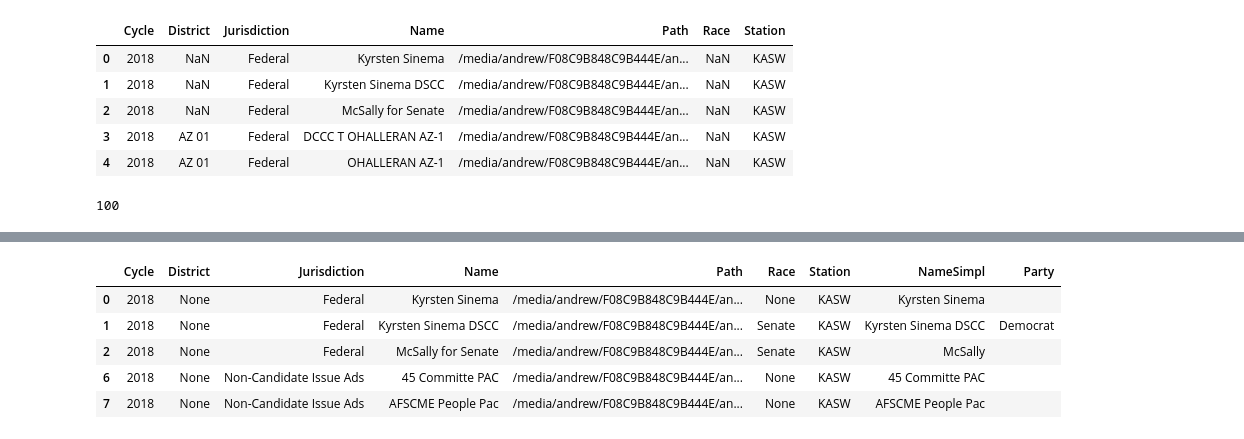
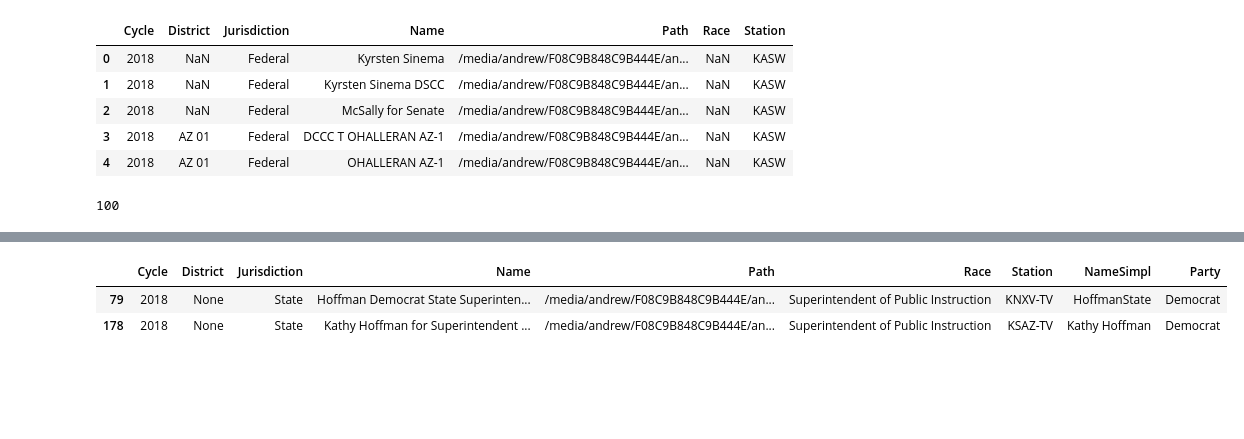
Before and after one commit to and-pulc/fccscraper, a Jupyter notebook: FCCBulkDownload.ipynb, the cells around one changed output, grey strips where cells are left out. Cells and saved outputs as stored; diff of their text form; code cells hidden in the pictures; blank space fills up the shorter version.

Commit message:
Add IEs with race/side

```diff
--- a/FCCBulkDownload.ipynb
+++ b/FCCBulkDownload.ipynb
@@ -316,8 +316,8 @@ p['NameSimpl'] = p['Name']
 p['Party'] = None
 
 # Transform words
-p['NameSimpl'] = p['NameSimpl'].str.replace('AZDP',' DEMOCRATIC PARTY ', case=False)
-p['NameSimpl'] = p['NameSimpl'].str.replace('AZRP',' REPUBLICAN PARTY ', case=False)
+p['NameSimpl'] = p['NameSimpl'].str.replace('AZDP',' DEMOCRAT ', case=False)
+p['NameSimpl'] = p['NameSimpl'].str.replace('AZRP',' REPUBLICAN', case=False)
 p['NameSimpl'] = p['NameSimpl'].str.replace('AZDEMS',' DEMOCRATIC PARTY ', case=False)
 p['NameSimpl'] = p['NameSimpl'].str.replace('AZ ','ARIZONA ', case=False)
 p['NameSimpl'] = p['NameSimpl'].str.replace(' AZ',' ARIZONA', case=False)
@@ -405,15 +405,23 @@ p.loc[p['NameSimpl'].str.contains('DAGA', case=False), 'Party'] = "Democrat"
 #SOS
 p.loc[p['NameSimpl'].str.contains('Secretary of State', case=False), 'Race'] = "Secretary of State"
 p['NameSimpl'] = p['NameSimpl'].str.replace('Secretary of State', '', case=False)
-
-#Mayor
+#Superintendent
+p.loc[p['NameSimpl'].str.contains('Superintendent', case=False), 'Race'] = "Superintendent of Public Instruction"
+p['NameSimpl'] = p['NameSimpl'].str.replace('Superintendent of Public Education', ' ', case=False)
+p['NameSimpl'] = p['NameSimpl'].str.replace('State Superintendent', '', case=False)
+p['NameSimpl'] = p['NameSimpl'].str.replace('Superintendent', '', case=False)
+# State Treasurer
+p.loc[p['NameSimpl'].str.contains('Treasurer', case=False), 'Race'] = "State Treasurer"
+p['NameSimpl'] = p['NameSimpl'].str.replace('State Treasurer', ' ', case=False)
+p['NameSimpl'] = p['NameSimpl'].str.replace('Treasurer', '', case=False)
+#Mayor#
 p.loc[p['NameSimpl'].str.contains('Mayor', case=False), 'Race'] = "Mayor"
 p['NameSimpl'] = p['NameSimpl'].str.replace('Mayor', '', case=False)
 
 # General vs Primary
-p.loc[(p['Name'].str.contains(' ATTORNEY ', case=False) == False) &
-      (p['Name'].str.contains(' GENERAL ', case=False)), 'NameSimpl'] = p['NameSimpl'].str.replace('GENERAL', '', case=False)
-p['NameSimpl'] = p['NameSimpl'].str.replace(' PRIMARY ','', case=False)
+p.loc[(p['Name'].str.contains('ATTORNEY', case=False) == False) &
+      (p['Name'].str.contains('GENERAL', case=False)), 'NameSimpl'] = p['NameSimpl'].str.replace('GENERAL', '', case=False)
+p['NameSimpl'] = p['NameSimpl'].str.replace('PRIMARY','', case=False)
 
 #All
 p['NameSimpl'] = p['NameSimpl'].str.replace('-',' ', case=False)
@@ -514,9 +486,6 @@ pz[((pz.Jurisdiction=='State') | (pz.Jurisdiction=="Federal")) & (pz.Cycle == '2
-# %%
-p[p['District'].isna()].head()
-# %% [output]
-|  | Cycle | District | Jurisdiction | Name | Path | Race | Station | NameSimpl | Party |
-| 0 | 2018 | None | Federal | Kyrsten Sinema | /media/andrew/F08C9B848C9B444E/an... | None | KASW | Kyrsten Sinema |  |
-| 1 | 2018 | None | Federal | Kyrsten Sinema DSCC | /media/andrew/F08C9B848C9B444E/an... | Senate | KASW | Kyrsten Sinema DSCC | Democrat |
-| 2 | 2018 | None | Federal | McSally for Senate | /media/andrew/F08C9B848C9B444E/an... | Senate | KASW | McSally |  |
-| 6 | 2018 | None | Non-Candidate Issue Ads | 45 Committe PAC | /media/andrew/F08C9B848C9B444E/an... | None | KASW | 45 Committe PAC |  |
-| 7 | 2018 | None | Non-Candidate Issue Ads | AFSCME People Pac | /media/andrew/F08C9B848C9B444E/an... | None | KASW | AFSCME People Pac |  |
+# %%
+pz[pz.Name.str.contains('Super')]
+# %% [output]
+|  | Cycle | District | Jurisdiction | Name | Path | Race | Station | NameSimpl | Party |
+| 79 | 2018 | None | State | Hoffman Democrat State Superinten... | /media/andrew/F08C9B848C9B444E/an... | Superintendent of Public Instruction | KNXV-TV | HoffmanState | Democrat |
+| 178 | 2018 | None | State | Kathy Hoffman for Superintendent ... | /media/andrew/F08C9B848C9B444E/an... | Superintendent of Public Instruction | KSAZ-TV | Kathy Hoffman | Democrat |
```
Also changed, not shown: parts of 2 cells of this notebook, 3 other files.
